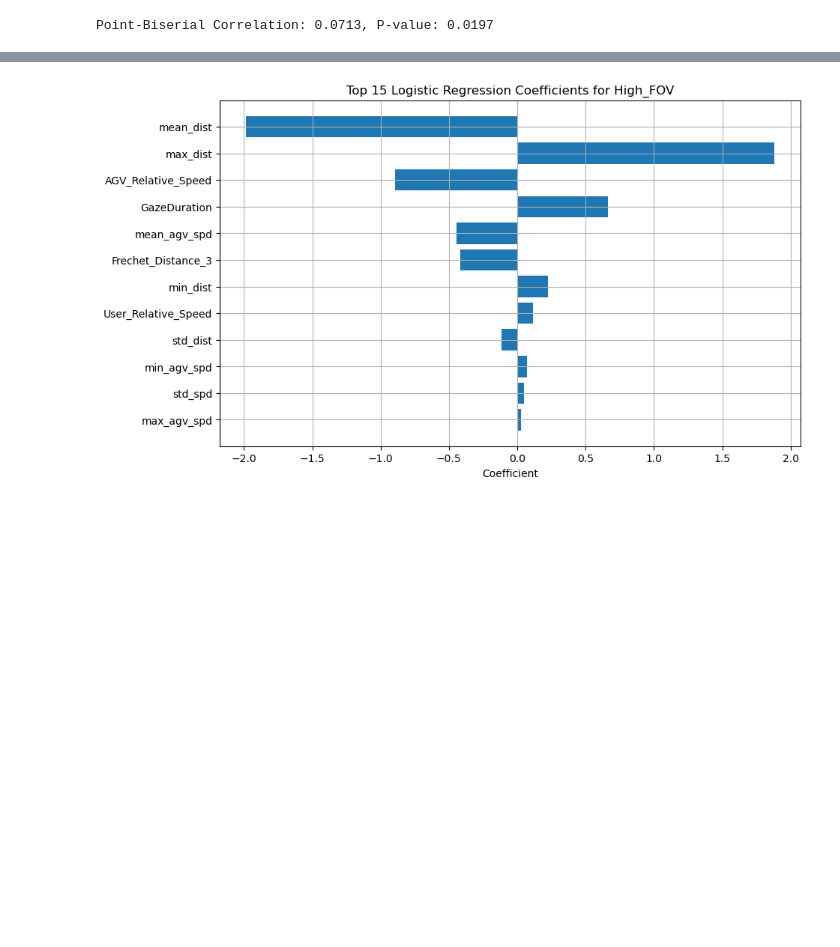
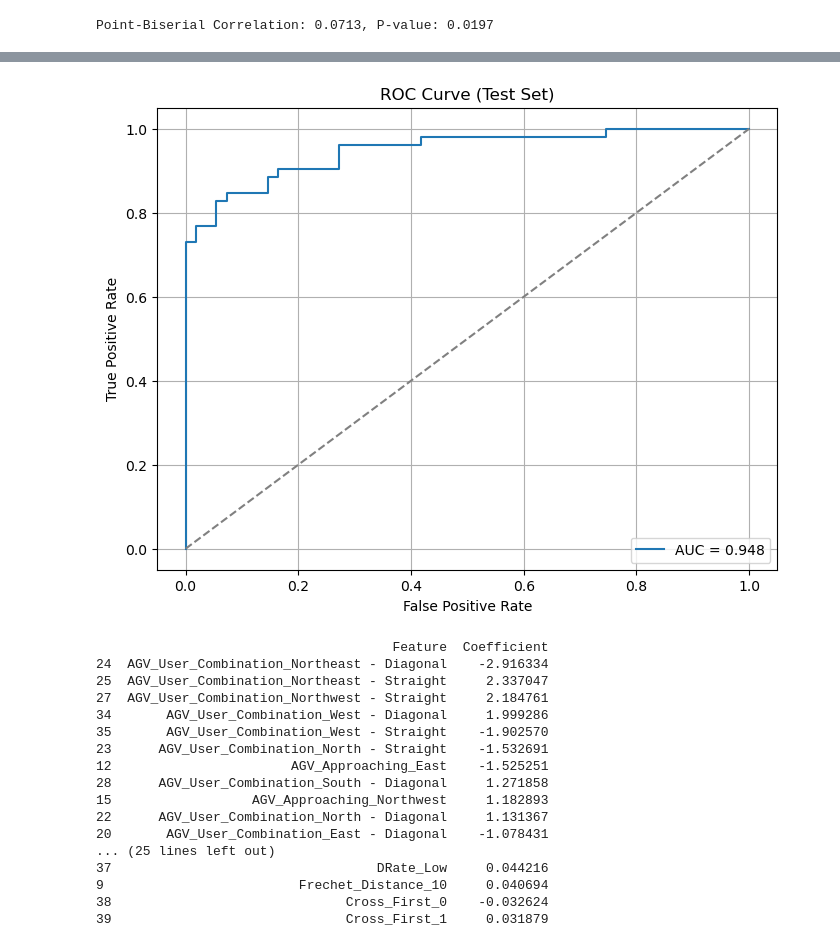
Before and after one commit to Human-centered-Interactive-Autonomy-Lab/human-agv-interaction, a Jupyter notebook: eye-tracking-analysis.ipynb, the cells around one changed output, grey strips where cells are left out. Drawn from its saved outputs; the diff is of its cells as text; code cells hidden in the pictures; blank space fills up the shorter version.

```diff
--- a/eye-tracking-analysis.ipynb
+++ b/eye-tracking-analysis.ipynb
@@ -803,0 +775,15 @@ weighted avg       0.89      0.89      0.89       265
+# %%
+# Separate features (X) and target variable (y)
+X_train = train_data.drop(columns=['High_FOV'])
+y_train = train_data['High_FOV']
+
+X_val = val_data.drop(columns=['High_FOV'])
+y_val = val_data['High_FOV']
+
+X_test = test_data.drop(columns=['High_FOV'])
+y_test = test_data['High_FOV']
+
+# Verify the shapes of the sets
+print(f"Train set: X_train {X_train.shape}, y_train {y_train.shape}")
+print(f"Validation set: X_val {X_val.shape}, y_val {y_val.shape}")
+print(f"Test set: X_test {X_test.shape}, y_test {y_test.shape}")
@@ -841,9 +856,58 @@ Accuracy: 0.751
+# %%
+from sklearn.metrics import roc_curve
+
+# Probability estimates for positive class
+y_test_probs = log_reg.predict_proba(X_test)[:, 1]
+
+# ROC Curve
+fpr, tpr, thresholds = roc_curve(y_test, y_test_probs)
+auc_score = roc_auc_score(y_test, y_test_probs)
+
+# Plot ROC curve
+plt.figure(figsize=(8, 6))
+plt.plot(fpr, tpr, label=f'AUC = {auc_score:.3f}')
+plt.plot([0, 1], [0, 1], linestyle='--', color='gray')
+plt.xlabel('False Positive Rate')
+plt.ylabel('True Positive Rate')
+plt.title('ROC Curve (Test Set)')
+plt.legend(loc='lower right')
+plt.grid(True)
+plt.show()
+# %% [output]
+[figure, added]
 # %%
-plt.figure(figsize=(10, 6))
-plt.barh(coef_df['Feature'][:15][::-1], coef_df['Coefficient'][:15][::-1])
-plt.xlabel("Coefficient")
-plt.title("Top 15 Logistic Regression Coefficients for High_FOV")
-plt.grid(True)
-plt.show()
+# Coefficients array
+coefficients = log_reg.coef_[0]  # shape: (n_features,)
+
+# Create a DataFrame for easy viewing
+coef_df = pd.DataFrame({
+    'Feature': X_train.columns,
+    'Coefficient': coefficients
+})
+
+# Add absolute value of coefficients for sorting by impact
+coef_df['abs_coef'] = coef_df['Coefficient'].abs()
+
+# Sort by absolute coefficient size
+coef_df.sort_values(by='abs_coef', ascending=False, inplace=True)
+
+# Display
+print(coef_df[['Feature', 'Coefficient']])
 # %% [output]
-[figure, removed]
+                                      Feature  Coefficient
+24  AGV_User_Combination_Northeast - Diagonal    -2.916334
+25  AGV_User_Combination_Northeast - Straight     2.337047
+27  AGV_User_Combination_Northwest - Straight     2.184761
+34       AGV_User_Combination_West - Diagonal     1.999286
+35       AGV_User_Combination_West - Straight    -1.902570
+23      AGV_User_Combination_North - Straight    -1.532691
+12                       AGV_Approaching_East    -1.525251
+28      AGV_User_Combination_South - Diagonal     1.271858
+15                  AGV_Approaching_Northwest     1.182893
+22      AGV_User_Combination_North - Diagonal     1.131367
+20       AGV_User_Combination_East - Diagonal    -1.078431
+... (25 lines left out)
+37                                  DRate_Low     0.044216
+9                         Frechet_Distance_10     0.040694
+38                              Cross_First_0    -0.032624
+39                              Cross_First_1     0.031879
```
Also changed, not shown: parts of 46 cells of this notebook.
